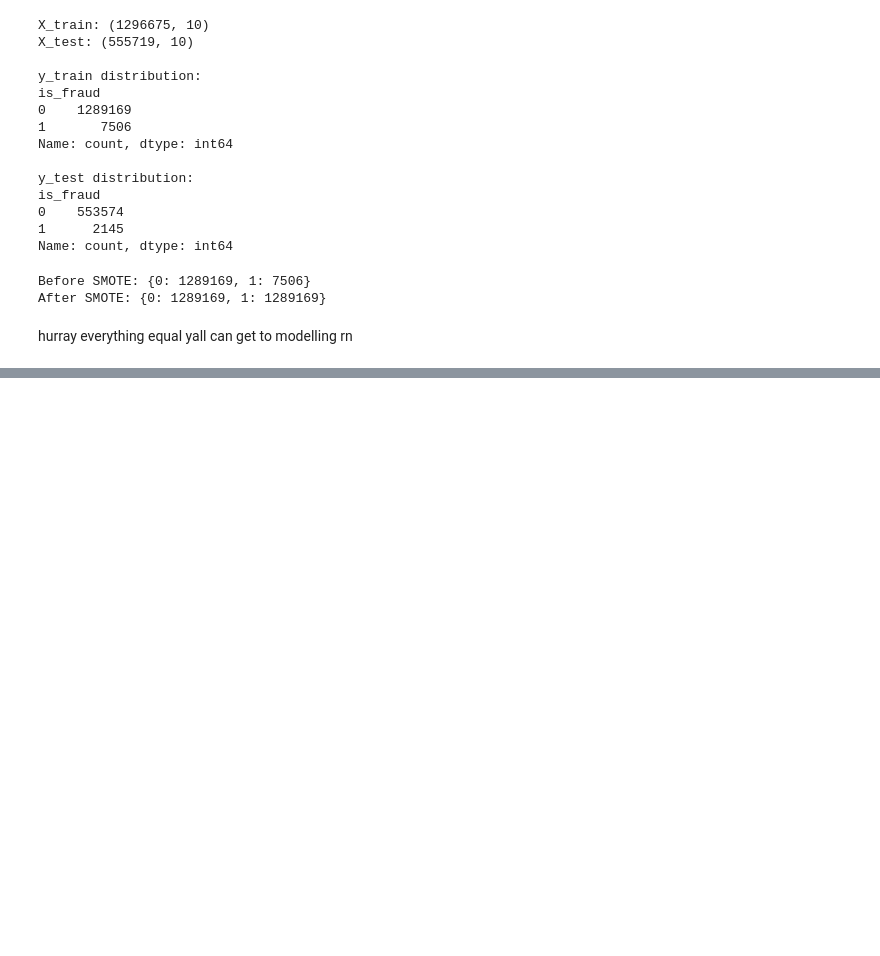
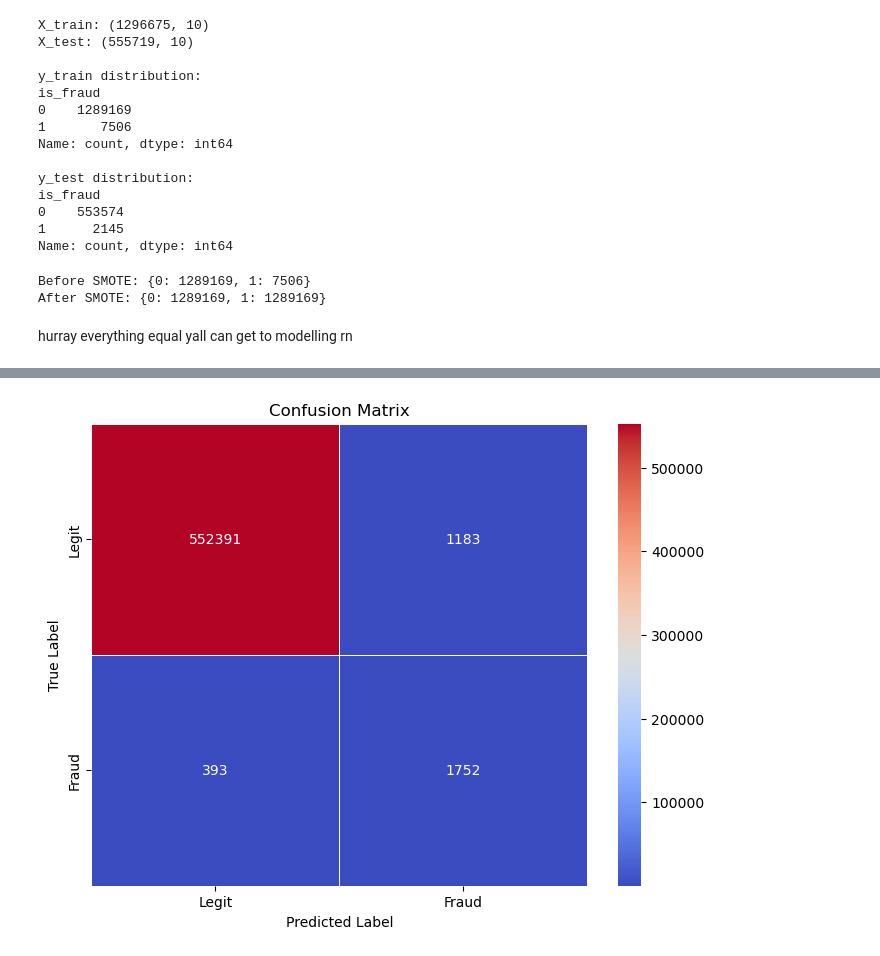
Before and after one commit to Tanjinul/INF2179-ML-Final-Project, a Jupyter notebook: Data_Cleaning_Exploratory.ipynb, the cells around one changed output, grey strips where cells are left out. Cells and saved outputs as stored; diff of their text form; code cells hidden in the pictures; blank space fills up the shorter version.

Commit message:
Add imports and Random Forest
DecisionTreeClassifier, RandomForestClassifier and metrics (classification_report, f1_score, confusion_matrix, precision_recall_curve).

```diff
--- a/Data_Cleaning_Exploratory.ipynb
+++ b/Data_Cleaning_Exploratory.ipynb
@@ -317,3 +321,15 @@ Before SMOTE: {0: 1289169, 1: 7506}
 After SMOTE: {0: 1289169, 1: 1289169}
 # %% [markdown]
 hurray everything equal yall can get to modelling rn
+# %%
+clf = DecisionTreeClassifier(
+    criterion='entropy',
+    random_state=67,
+    class_weight='balanced'
+)
+
+clf.fit(X_train_resampled, y_train_resampled)
+y_pred = clf.predict(X_test)
+
+print("Decision Tree:")
+print(classification_report(y_test, y_pred))
@@ -319,0 +346,14 @@ hurray everything equal yall can get to modelling rn
+# %%
+clf_forr = RandomForestClassifier(
+    n_estimators=200,
+    random_state=67,
+    class_weight='balanced',
+    oob_score=True,
+    n_jobs=-1
+)
+
+clf_forr.fit(X_train_resampled, y_train_resampled)
+y_pred2 = clf_forr.predict(X_test)
+
+print("Random Forest:")
+print(classification_report(y_test, y_pred2))
@@ -319,0 +370,12 @@ hurray everything equal yall can get to modelling rn
+# %%
+cm = confusion_matrix(y_test, y_pred2)
+
+plt.figure(figsize=(8, 6))
+sns.heatmap(cm, cmap='coolwarm', annot=True, fmt='d', xticklabels=['Legit', 'Fraud'], yticklabels=['Legit', 'Fraud'], linewidths=0.5)
+
+plt.title('Confusion Matrix')
+plt.ylabel('True Label')
+plt.xlabel('Predicted Label')
+plt.show()
+# %% [output]
+[figure, added]
```
Also changed, not shown: parts of 10 cells of this notebook.
